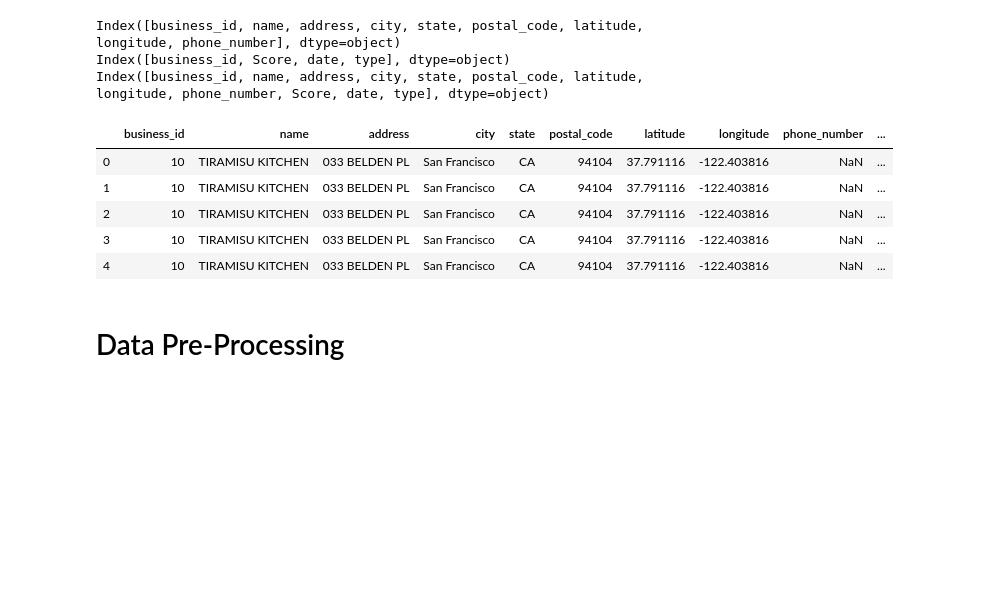
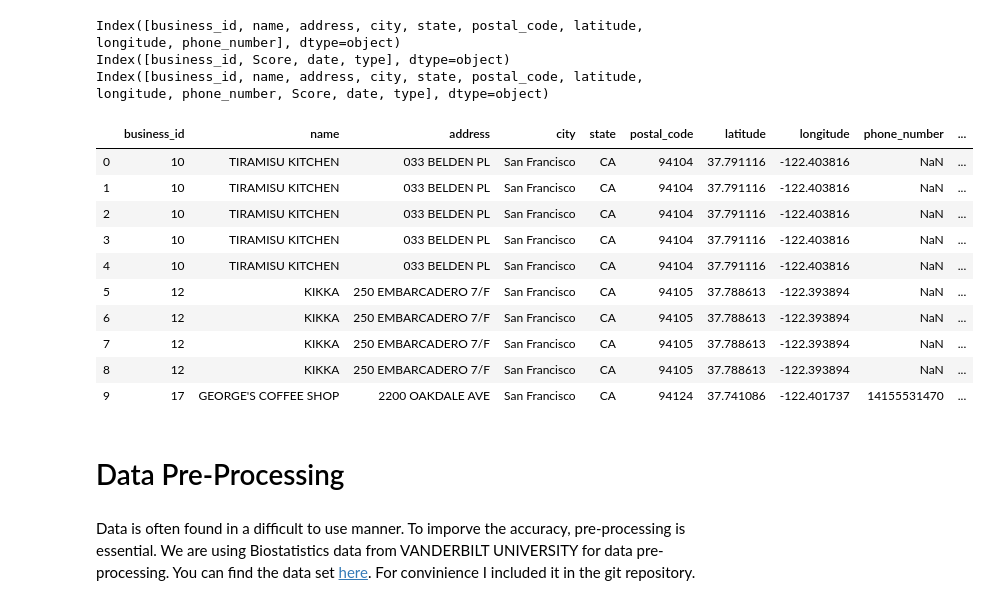
Before and after one commit to AkiraKaneshiro/Python-for-data-science, a Jupyter notebook: datascience.ipynb, the cells around one changed output. Saved outputs shown, nothing was run; the diff lists cells and outputs as text; code cells hidden in the pictures; blank space fills up the shorter version.

Commit message:
add biostatistics data set from vanderbilt university

```diff
--- a/datascience.ipynb
+++ b/datascience.ipynb
@@ -194,13 +194,20 @@ Index([business_id, name, address, city, state, postal_code, latitude, longitude
 # %%
 # let's just look at few rows of our main_table
 
-main_table.head()
+main_table.head(10)
 # %% [output]
 |  | business_id | name | address | city | state | postal_code | latitude | longitude | phone_number | ... |
 | 0 | 10 | TIRAMISU KITCHEN | 033 BELDEN PL | San Francisco | CA | 94104 | 37.791116 | -122.403816 | NaN | ... |
 | 1 | 10 | TIRAMISU KITCHEN | 033 BELDEN PL | San Francisco | CA | 94104 | 37.791116 | -122.403816 | NaN | ... |
 | 2 | 10 | TIRAMISU KITCHEN | 033 BELDEN PL | San Francisco | CA | 94104 | 37.791116 | -122.403816 | NaN | ... |
 | 3 | 10 | TIRAMISU KITCHEN | 033 BELDEN PL | San Francisco | CA | 94104 | 37.791116 | -122.403816 | NaN | ... |
 | 4 | 10 | TIRAMISU KITCHEN | 033 BELDEN PL | San Francisco | CA | 94104 | 37.791116 | -122.403816 | NaN | ... |
+| 5 | 12 | KIKKA | 250 EMBARCADERO 7/F | San Francisco | CA | 94105 | 37.788613 | -122.393894 | NaN | ... |
+| 6 | 12 | KIKKA | 250 EMBARCADERO 7/F | San Francisco | CA | 94105 | 37.788613 | -122.393894 | NaN | ... |
+| 7 | 12 | KIKKA | 250 EMBARCADERO 7/F | San Francisco | CA | 94105 | 37.788613 | -122.393894 | NaN | ... |
+| 8 | 12 | KIKKA | 250 EMBARCADERO 7/F | San Francisco | CA | 94105 | 37.788613 | -122.393894 | NaN | ... |
+| 9 | 17 | GEORGE'S COFFEE SHOP | 2200 OAKDALE AVE | San Francisco | CA | 94124 | 37.741086 | -122.401737 | 14155531470 | ... |
 # %% [markdown]
 # Data Pre-Processing
+# %% [markdown]
+Data is often found in a difficult to use manner. To imporve the accuracy, pre-processing is essential. We are using Biostatistics data from VANDERBILT UNIVERSITY for data pre-processing. You can find the data set <a href="http://biostat.mc.vanderbilt.edu/wiki/Main/DataSets?CGISESSID=10713f6d891653ddcbb7ddbdd9cffb79">here</a>. For convinience I included it in the git repository.
```
Also changed, not shown: parts of 1 cell of this notebook, 1 other file.
